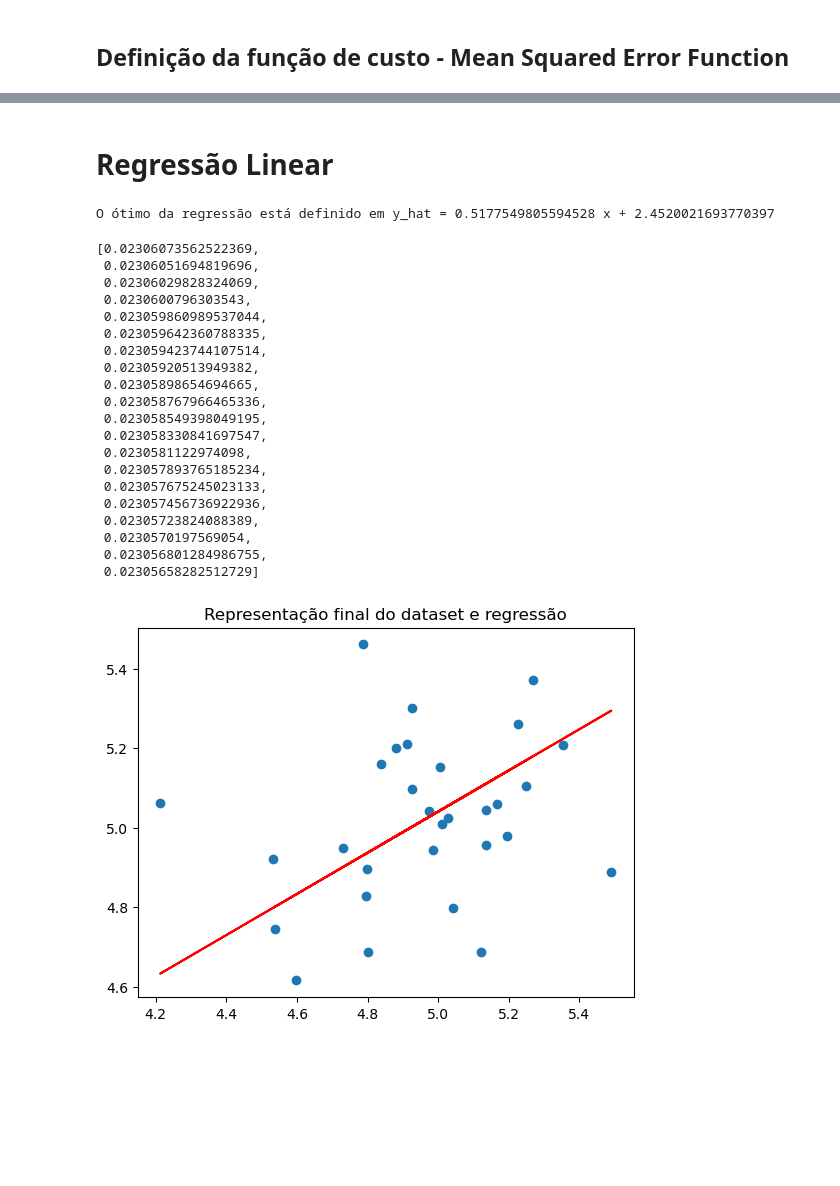
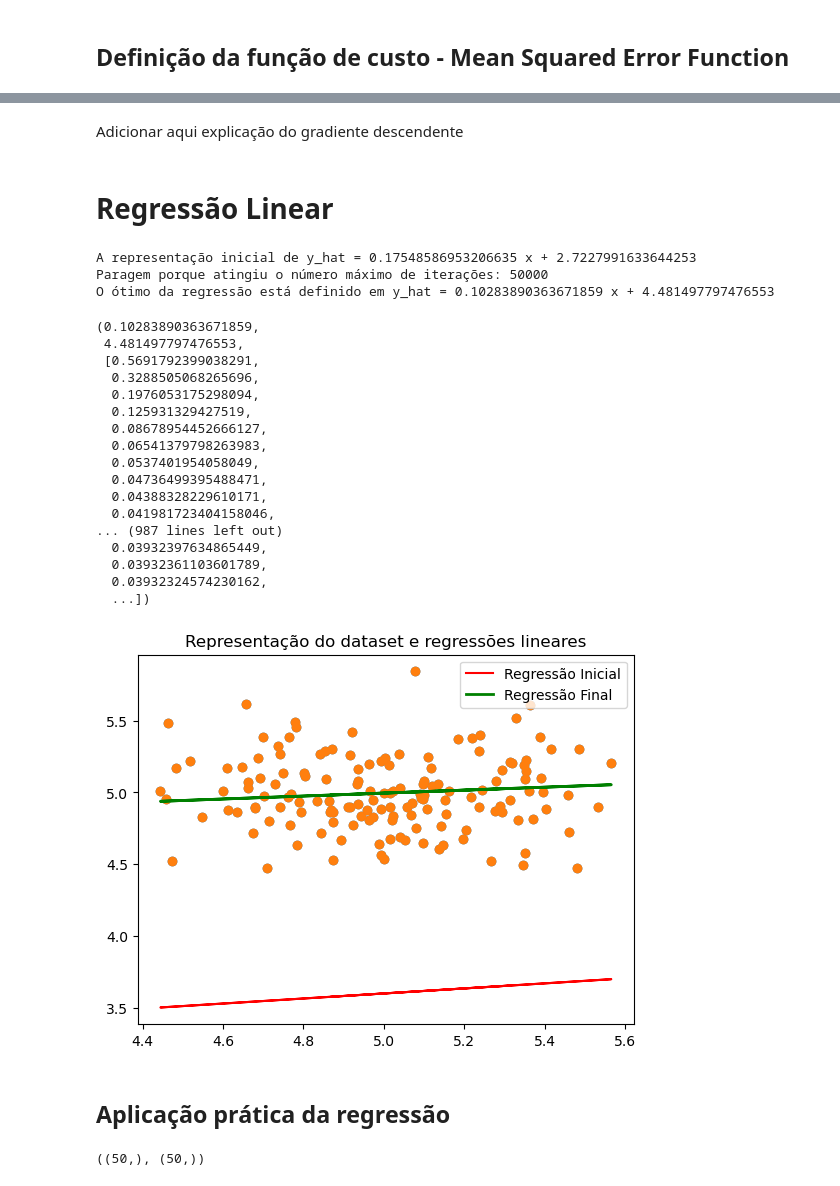
Before and after one commit to joaomr810/Trabalho_Programming, a Jupyter notebook: script.ipynb, the cells around one changed output, grey strips where cells are left out. Drawn from its saved outputs; the diff is of its cells as text; code cells hidden in the pictures; blank space fills up the shorter version.

```diff
--- a/script.ipynb
+++ b/script.ipynb
@@ -74,4 +95,4 @@ def cost_function(x, y, w, b):
 
     cost = (1/(2*m)) * np.sum((y_hats - y) ** 2)            # Função custo
 
-    return cost
+    return y_hats, cost
@@ -82,0 +99,3 @@ O custo da regressão para w = 1 e b = 2 é de 1.911106047314349.
+# %%
+y_hats, cost = cost_function(dataset[:,0], dataset[:,1], w, b)
+y_hats, cost
@@ -126,2 +121,0 @@ def gradient_descent(x, y, w, b, learning_rate = 0.01, n_iterations = 10000, min
-# %%
-w_optimal, b_optimal, cost_history = gradient_descent(x, y, w, b)
@@ -144,3 +122,5 @@ O ótimo da regressão está definido em y_hat = 0.5177549805594528 x + 2.452002
+# %% [markdown]
+Adicionar aqui explicação do gradiente descendente
 # %% [markdown]
 # Regressão Linear
 # %%
@@ -229,31 +194,28 @@ def linear_regression(x, y, learning_rate = 0.01, n_iterations = 10000, min_erro
 
     return w, b, cost_history
-# %%
-w_final, b_final, cost_history = linear_regression(dataset[:,0], dataset[:,1])             # Apenas 1 feature
-
-# w_final, b_final, cost_history = linear_regression(dataset[:, :-1], dataset[:, -1])      # Quando temos + do que 1 feature
-
-cost_history[-20:]
-# %% [output]
-O ótimo da regressão está definido em y_hat = 0.5177549805594528 x + 2.4520021693770397
-[0.02306073562522369,
- 0.02306051694819696,
- 0.02306029828324069,
- 0.0230600796303543,
- 0.023059860989537044,
- 0.023059642360788335,
- 0.023059423744107514,
- 0.02305920513949382,
- 0.02305898654694665,
- 0.023058767966465336,
- 0.023058549398049195,
- 0.023058330841697547,
- 0.0230581122974098,
- 0.023057893765185234,
- 0.023057675245023133,
- 0.023057456736922936,
- 0.02305723824088389,
- 0.0230570197569054,
- 0.023056801284986755,
- 0.02305658282512729]
-[figure, removed]
+# %%
+linear_regression(dataset[:,0], dataset[:,1], learning_rate = 0.01, n_iterations=50000)
+# %% [output]
+A representação inicial de y_hat = 0.17548586953206635 x + 2.7227991633644253
+Paragem porque atingiu o número máximo de iterações: 50000
+O ótimo da regressão está definido em y_hat = 0.10283890363671859 x + 4.481497797476553
+(0.10283890363671859,
+ 4.481497797476553,
+ [0.5691792399038291,
+  0.3288505068265696,
+  0.1976053175298094,
+  0.125931329427519,
+  0.08678954452666127,
+  0.06541379798263983,
+  0.0537401954058049,
+  0.04736499395488471,
+  0.04388328229610171,
+  0.041981723404158046,
+... (987 lines left out)
+  0.03932397634865449,
+  0.03932361103601789,
+  0.03932324574230162,
+  ...])
+[figure, added]
+# %% [markdown]
+## Aplicação prática da regressão
@@ -259,0 +226,4 @@ O ótimo da regressão está definido em y_hat = 0.5177549805594528 x + 2.452002
+# %%
+horas_estudo.shape, nota_exame.shape
+# %% [output]
+((50,), (50,))
```
Also changed, not shown: parts of 14 cells of this notebook.
